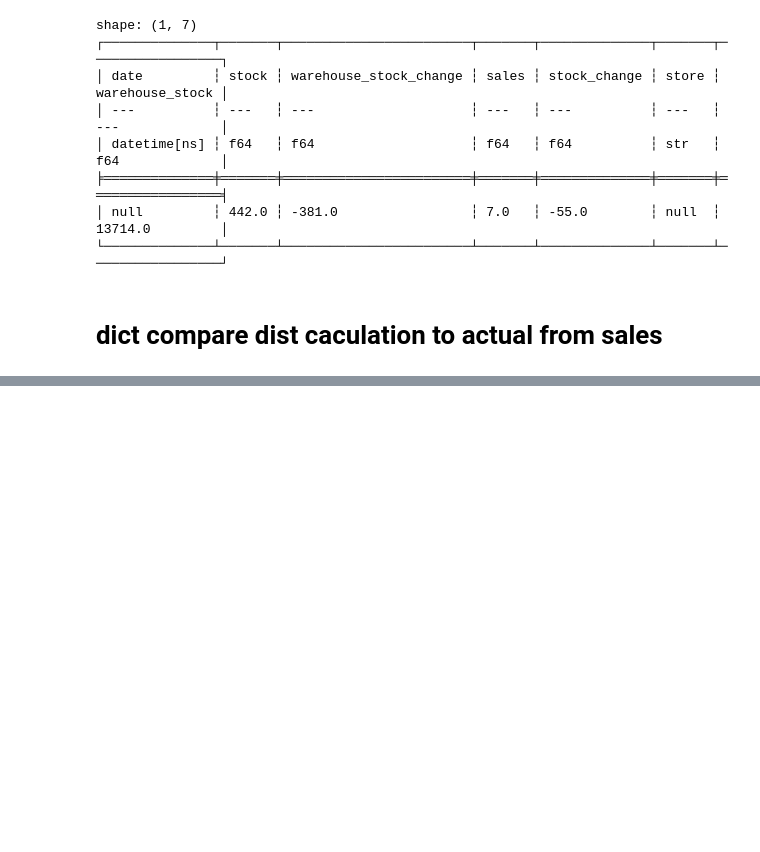
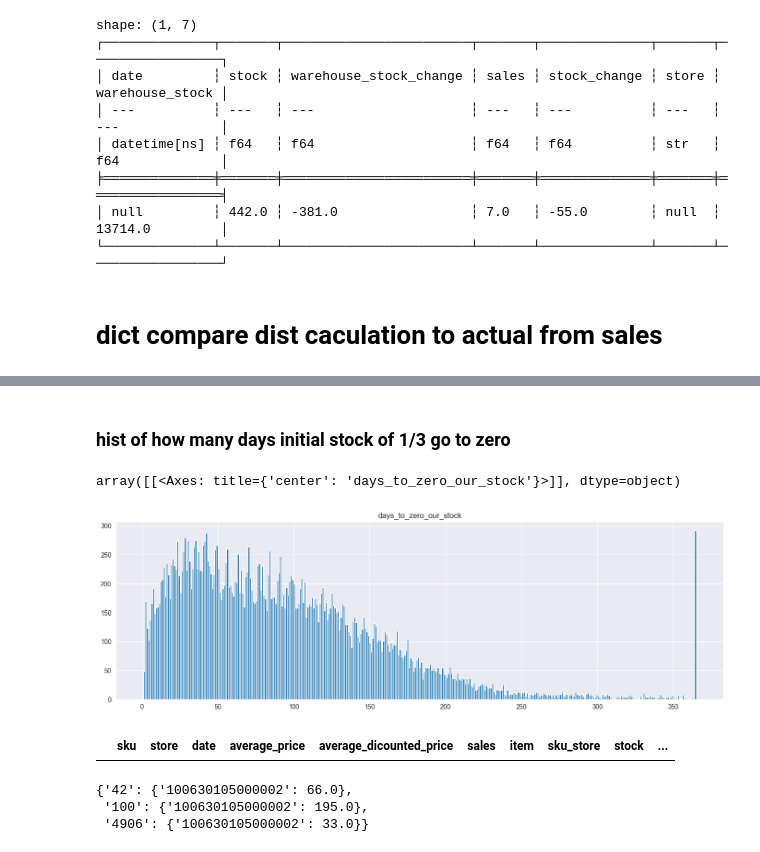
Before and after one commit to SDattaAi/sdatta-nlp, a Jupyter notebook: palmers_fashion/benchmark_stores_100_42_4906.ipynb, the cells around one changed output, grey strips where cells are left out. Drawn from its saved outputs; the diff is of its cells as text; code cells hidden in the pictures; blank space fills up the shorter version.

```diff
--- a/palmers_fashion/benchmark_stores_100_42_4906.ipynb
+++ b/palmers_fashion/benchmark_stores_100_42_4906.ipynb
@@ -330,0 +391,2 @@ df_step1 = df_step1.rename(columns={"literal": "our_first_allocation"})
+# %%
+df_step1 = df_step1[df_step1['sku'].isin(sku_list)]
@@ -330,0 +433,9 @@ df_step1 = df_step1.rename(columns={"literal": "our_first_allocation"})
+# %%
+for id in sku_store_df_step_g.groups:
+    sku_store_df_step = sku_store_df_step_g.get_group(id)
+    sku_store_df_step['sales_cum_sum'] = sku_store_df_step['sales'].cumsum()
+    sku_store_df_step['sales_normalized_by_days'] = sku_store_df_step['sales_cum_sum'] / sku_store_df_step['days_from_first_stock']
+    sku_store_df_step['our_dynamic_stock'] = sku_store_df_step['sum_of_our_allocation_stock'] - sku_store_df_step['sales_cum_sum']
+    sku_store_df_step.set_index('date')[['sum_of_our_allocation_stock','our_dynamic_stock', 'sales_cum_sum','stock']].plot(figsize=(17, 5))
+    plt.title(f"sku {id[0]}, store {id[1]}")
+    plt.show()
@@ -331,3 +444,5 @@ df_step1 = df_step1.rename(columns={"literal": "our_first_allocation"})
+# %%
+sku_store_df_step_g = df_step1.groupby(["sku", "store"])
 # %%
 #import plt
 import warnings
@@ -356,0 +528,21 @@ for sku in ['100630105000002']:
+# %%
+dict_when_our_stock_go_to_zero_pd = pd.DataFrame.from_dict(dict_when_our_stock_go_to_zero['42'], orient='index', columns=['days_to_zero_our_stock'])
+dict_when_our_stock_go_to_zero_pd = pd.concat([dict_when_our_stock_go_to_zero_pd, pd.DataFrame.from_dict(dict_when_our_stock_go_to_zero['100'], orient='index', columns=['days_to_zero_our_stock'])])
+dict_when_our_stock_go_to_zero_pd = pd.concat([dict_when_our_stock_go_to_zero_pd, pd.DataFrame.from_dict(dict_when_our_stock_go_to_zero['4906'], orient='index', columns=['days_to_zero_our_stock'])])
+# %% [markdown]
+### hist of how many days initial stock of 1/3 go to zero
+# %%
+dict_when_our_stock_go_to_zero_pd.hist(bins=365, figsize=(17, 5))
+# %% [output]
+array([[<Axes: title={'center': 'days_to_zero_our_stock'}>]], dtype=object)
+[figure, added]
+# %%
+sku_store_df_step[sku_store_df_step["stock"]>0]
+# %% [output]
+|  | sku | store | date | average_price | average_dicounted_price | sales | item | sku_store | stock | ... |
+# %%
+dict_when_our_stock_go_to_zero
+# %% [output]
+{'42': {'100630105000002': 66.0},
+ '100': {'100630105000002': 195.0},
+ '4906': {'100630105000002': 33.0}}
```
Also changed, not shown: parts of 44 cells of this notebook, 3 other files.
